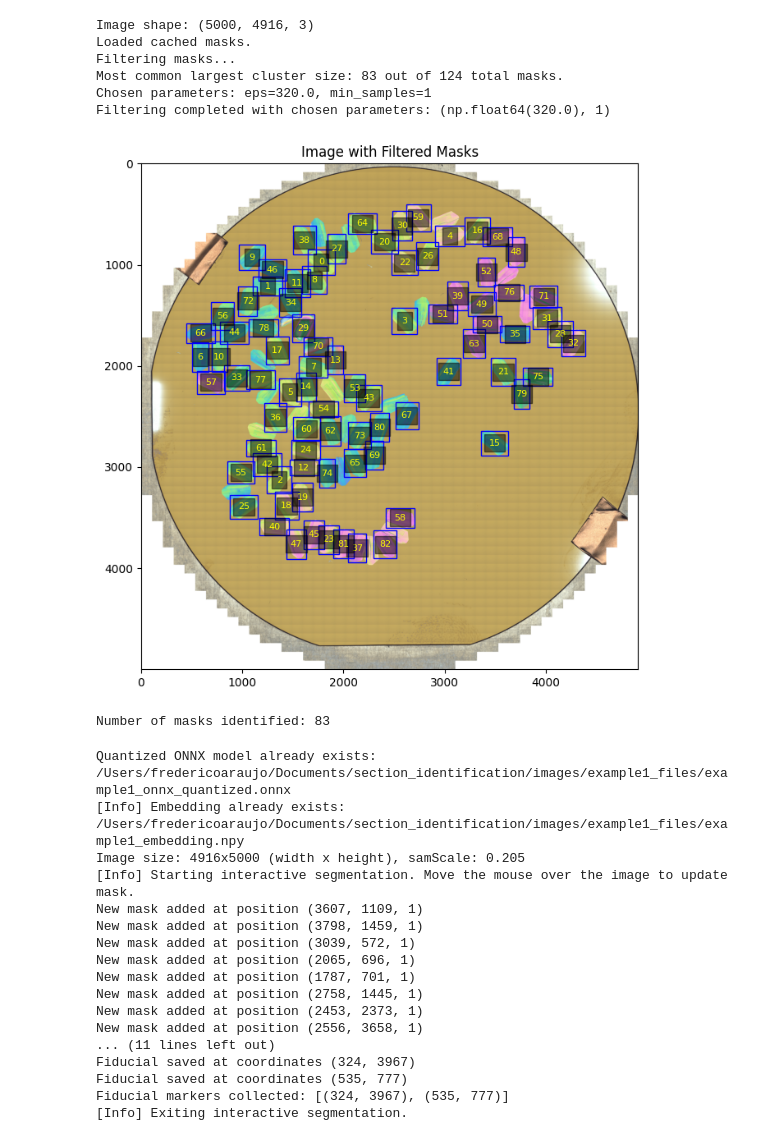
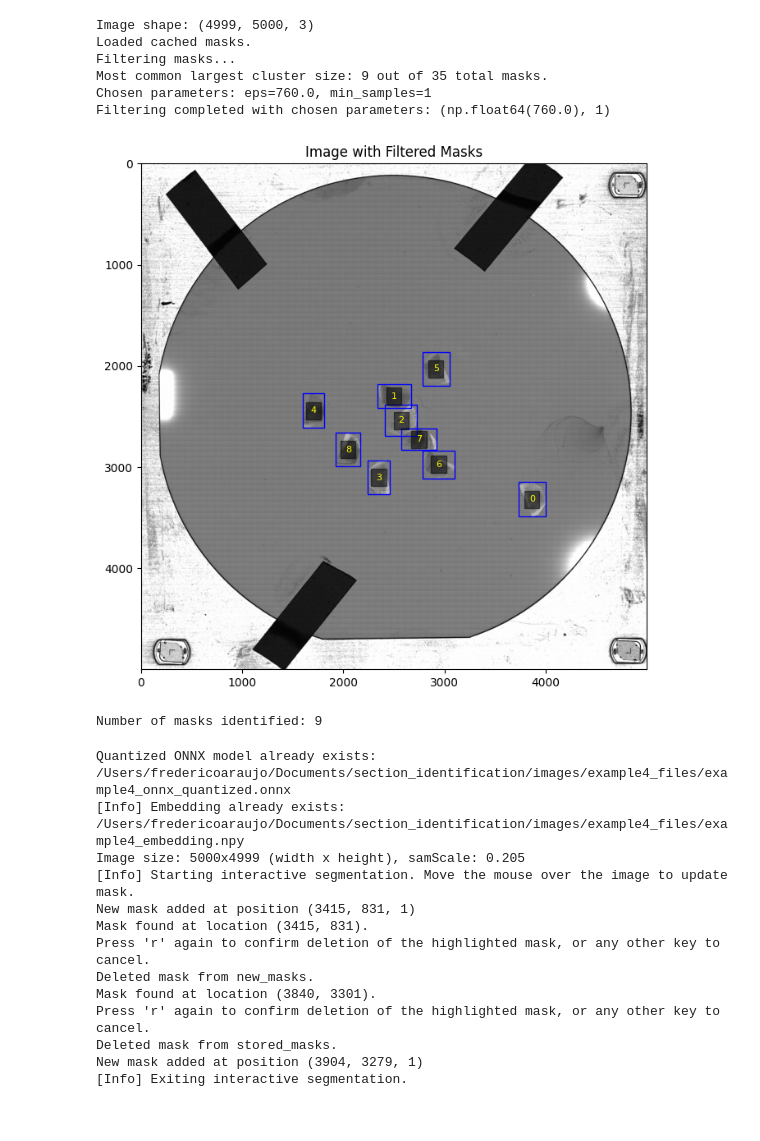
Before and after one commit to fredericoaraujopt/section_identification, a Jupyter notebook: section_identification/test_script.ipynb, the cells around one changed output. Cells and saved outputs as stored; diff of their text form; code cells hidden in the pictures.

```diff
--- a/section_identification/test_script.ipynb
+++ b/section_identification/test_script.ipynb
@@ -7,52 +7,48 @@ package_path = Path(os.path.abspath("")).parent
 # %%
 from section_identification.preprocess import preprocess_image
 from section_identification.filtering import filtering
 from section_identification.section_detector import automatic_identification
 
 apply_filtering = True
 
 image1 = package_path / "images/example1.png"
 image2 = package_path / "images/example2.png"
 image3 = package_path / "images/example3.png"
 image4 = package_path / "images/example4.png"
 jellyfish = package_path / "images/jellyfish.png"
 
 # the weights can be downloaded from: https://dl.fbaipublicfiles.com/segment_anything/sam_vit_h_4b8939.pth
 checkpoint = package_path.parents[0] / "checkpoint/sam_vit_h_4b8939.pth"
 
 # Write filtering=True to only identify sections
-masks = automatic_identification(image1, checkpoint=checkpoint, compress=False, apply_filtering=True)
+masks = automatic_identification(image4, checkpoint=checkpoint, compress=False, apply_filtering=True)
 print(f"Number of masks identified: {len(masks)}")
 # %% [output]
-Image shape: (5000, 4916, 3)
+Image shape: (4999, 5000, 3)
 Loaded cached masks.
 Filtering masks...
-Most common largest cluster size: 83 out of 124 total masks.
-Chosen parameters: eps=320.0, min_samples=1
-Filtering completed with chosen parameters: (np.float64(320.0), 1)
+Most common largest cluster size: 9 out of 35 total masks.
+Chosen parameters: eps=760.0, min_samples=1
+Filtering completed with chosen parameters: (np.float64(760.0), 1)
-[figure, old version]
+[figure, new version]
-Number of masks identified: 83
+Number of masks identified: 9
 # %%
 from section_identification.interactive import run_sam_interactive
 
-new_masks, stored_masks, fiducials = run_sam_interactive(image1, checkpoint, masks, model_type="vit_h", device="cpu")
+new_masks, stored_masks, fiducials = run_sam_interactive(image4, checkpoint, masks, model_type="vit_h", device="cpu")
 # %% [output]
-Quantized ONNX model already exists: /Users/fredericoaraujo/Documents/section_identification/images/example1_files/example1_onnx_quantized.onnx
-[Info] Embedding already exists: /Users/fredericoaraujo/Documents/section_identification/images/example1_files/example1_embedding.npy
-Image size: 4916x5000 (width x height), samScale: 0.205
+Quantized ONNX model already exists: /Users/fredericoaraujo/Documents/section_identification/images/example4_files/example4_onnx_quantized.onnx
+[Info] Embedding already exists: /Users/fredericoaraujo/Documents/section_identification/images/example4_files/example4_embedding.npy
+Image size: 5000x4999 (width x height), samScale: 0.205
 [Info] Starting interactive segmentation. Move the mouse over the image to update mask.
-New mask added at position (3607, 1109, 1)
-New mask added at position (3798, 1459, 1)
-New mask added at position (3039, 572, 1)
-New mask added at position (2065, 696, 1)
-New mask added at position (1787, 701, 1)
-New mask added at position (2758, 1445, 1)
-New mask added at position (2453, 2373, 1)
-New mask added at position (2556, 3658, 1)
-... (11 lines left out)
-Fiducial saved at coordinates (324, 3967)
-Fiducial saved at coordinates (535, 777)
-Fiducial markers collected: [(324, 3967), (535, 777)]
+New mask added at position (3415, 831, 1)
+Mask found at location (3415, 831).
+Press 'r' again to confirm deletion of the highlighted mask, or any other key to cancel.
+Deleted mask from new_masks.
+Mask found at location (3840, 3301).
+Press 'r' again to confirm deletion of the highlighted mask, or any other key to cancel.
+Deleted mask from stored_masks.
+New mask added at position (3904, 3279, 1)
 [Info] Exiting interactive segmentation.
 # %%
 from section_identification.export import export_mask_coordinates
```
Also changed, not shown: parts of 1 cell of this notebook, 7 other files.
